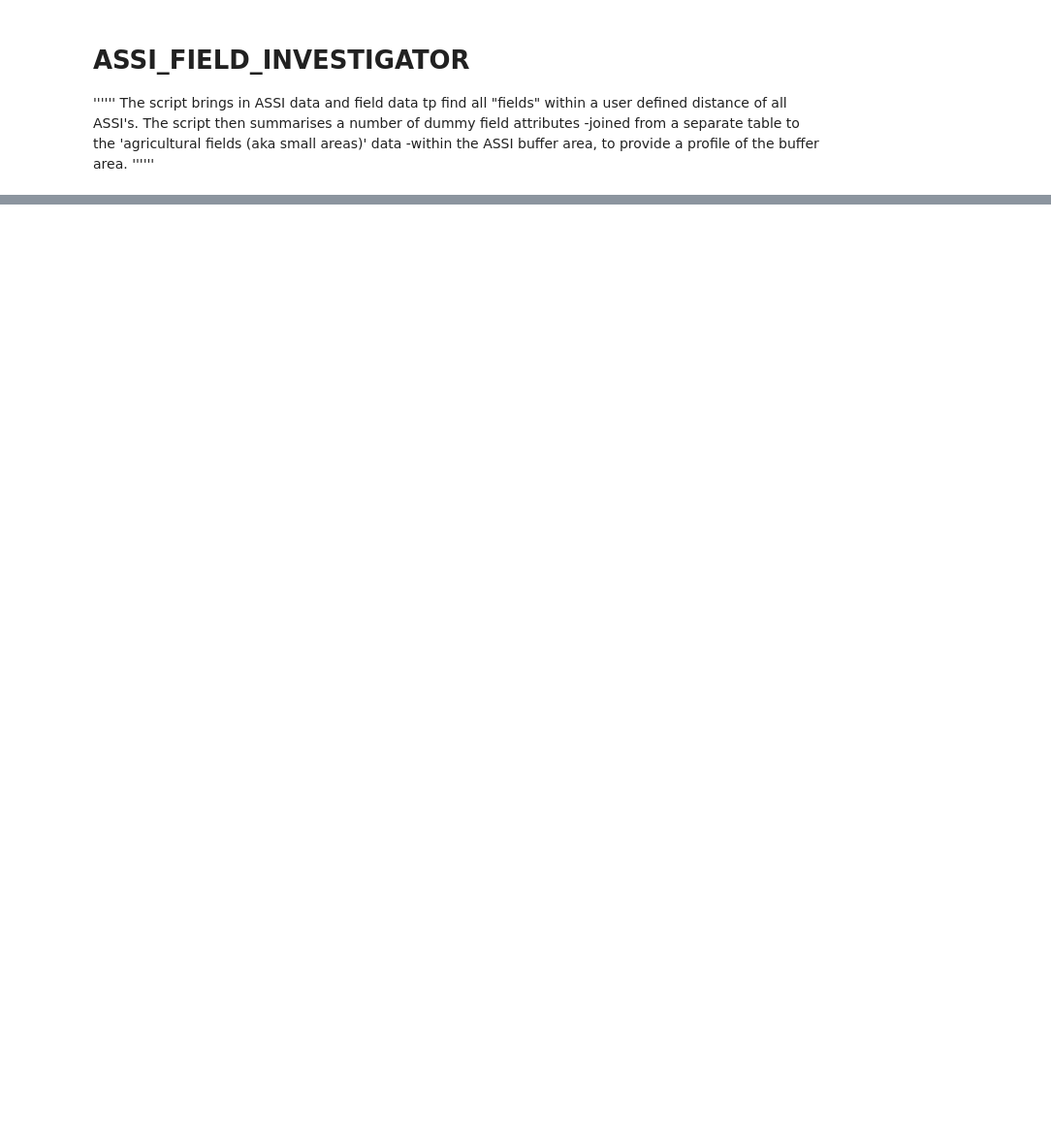
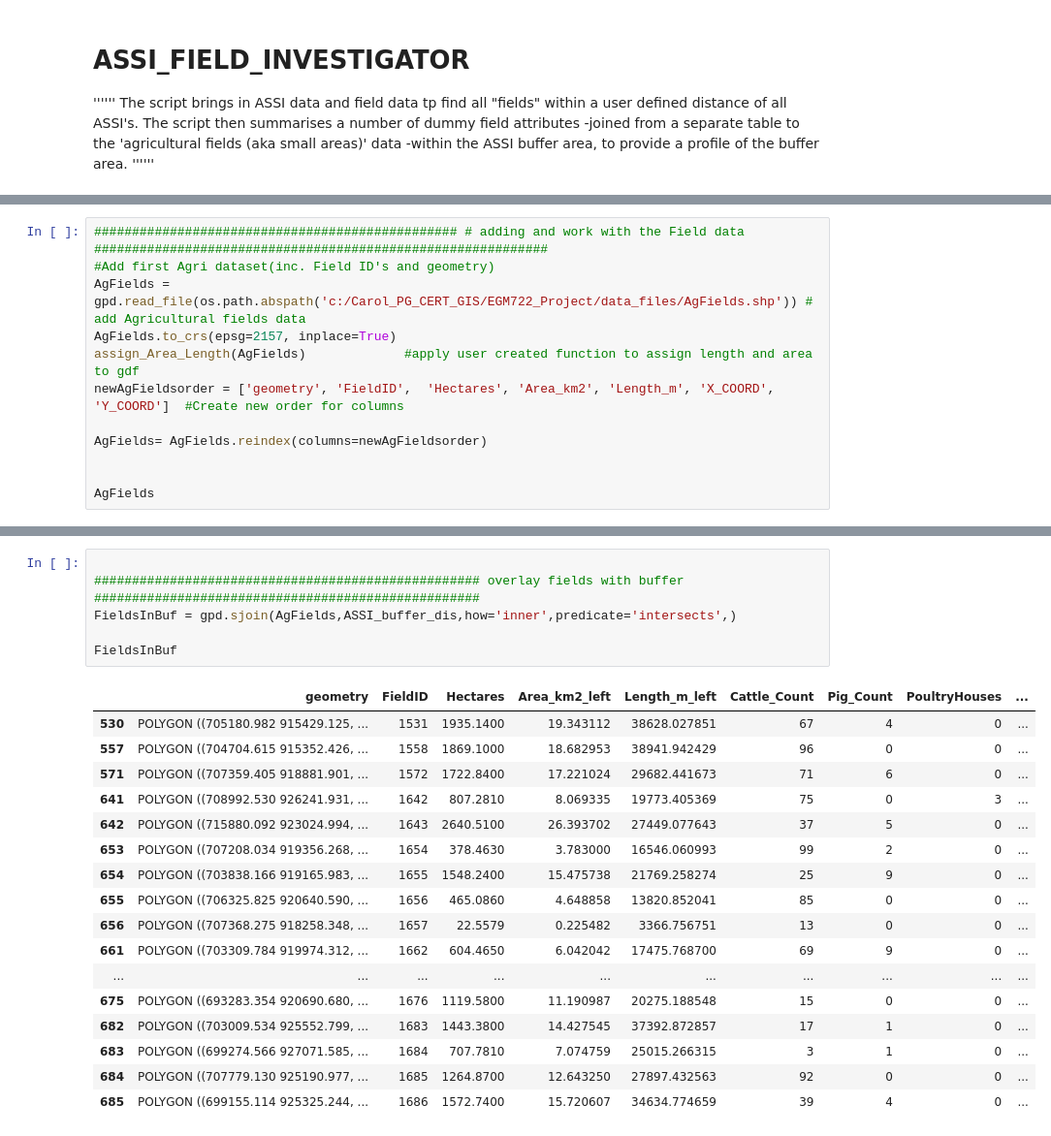
Before and after one commit to carolmcquillan/EGM722_Project, a Jupyter notebook: Field_Identifier.ipynb, the cells around one changed output, grey strips where cells are left out. Shown at 97% size. Drawn from its saved outputs; the diff is of its cells as text; blank space fills up the shorter version.

```diff
--- a/Field_Identifier.ipynb
+++ b/Field_Identifier.ipynb
@@ -317,0 +440,12 @@ with open(OutputName + "_Results.txt", "a") as f:
+# %%
+################################################ # adding and work with the Field data ############################################################
+#Add first Agri dataset(inc. Field ID's and geometry)
+AgFields = gpd.read_file(os.path.abspath('c:/Carol_PG_CERT_GIS/EGM722_Project/data_files/AgFields.shp')) # add Agricultural fields data
+AgFields.to_crs(epsg=2157, inplace=True)
+assign_Area_Length(AgFields)             #apply user created function to assign length and area to gdf
+newAgFieldsorder = ['geometry', 'FieldID',  'Hectares', 'Area_km2', 'Length_m', 'X_COORD', 'Y_COORD']  #Create new order for columns
+
+AgFields= AgFields.reindex(columns=newAgFieldsorder)
+
+
+AgFields
@@ -317,0 +512,24 @@ with open(OutputName + "_Results.txt", "a") as f:
+# %%
+
+################################################### overlay fields with buffer ###################################################
+FieldsInBuf = gpd.sjoin(AgFields,ASSI_buffer_dis,how='inner',predicate='intersects',)
+
+FieldsInBuf
+# %% [output]
+|  | geometry | FieldID | Hectares | Area_km2_left | Length_m_left | Cattle_Count | Pig_Count | PoultryHouses | ... |
+| 530 | POLYGON ((705180.982 915429.125, ... | 1531 | 1935.1400 | 19.343112 | 38628.027851 | 67 | 4 | 0 | ... |
+| 557 | POLYGON ((704704.615 915352.426, ... | 1558 | 1869.1000 | 18.682953 | 38941.942429 | 96 | 0 | 0 | ... |
+| 571 | POLYGON ((707359.405 918881.901, ... | 1572 | 1722.8400 | 17.221024 | 29682.441673 | 71 | 6 | 0 | ... |
+| 641 | POLYGON ((708992.530 926241.931, ... | 1642 | 807.2810 | 8.069335 | 19773.405369 | 75 | 0 | 3 | ... |
+| 642 | POLYGON ((715880.092 923024.994, ... | 1643 | 2640.5100 | 26.393702 | 27449.077643 | 37 | 5 | 0 | ... |
+| 653 | POLYGON ((707208.034 919356.268, ... | 1654 | 378.4630 | 3.783000 | 16546.060993 | 99 | 2 | 0 | ... |
+| 654 | POLYGON ((703838.166 919165.983, ... | 1655 | 1548.2400 | 15.475738 | 21769.258274 | 25 | 9 | 0 | ... |
+| 655 | POLYGON ((706325.825 920640.590, ... | 1656 | 465.0860 | 4.648858 | 13820.852041 | 85 | 0 | 0 | ... |
+| 656 | POLYGON ((707368.275 918258.348, ... | 1657 | 22.5579 | 0.225482 | 3366.756751 | 13 | 0 | 0 | ... |
+| 661 | POLYGON ((703309.784 919974.312, ... | 1662 | 604.4650 | 6.042042 | 17475.768700 | 69 | 9 | 0 | ... |
+| ... | ... | ... | ... | ... | ... | ... | ... | ... | ... |
+| 675 | POLYGON ((693283.354 920690.680, ... | 1676 | 1119.5800 | 11.190987 | 20275.188548 | 15 | 0 | 0 | ... |
+| 682 | POLYGON ((703009.534 925552.799, ... | 1683 | 1443.3800 | 14.427545 | 37392.872857 | 17 | 1 | 0 | ... |
+| 683 | POLYGON ((699274.566 927071.585, ... | 1684 | 707.7810 | 7.074759 | 25015.266315 | 3 | 1 | 0 | ... |
+| 684 | POLYGON ((707779.130 925190.977, ... | 1685 | 1264.8700 | 12.643250 | 27897.432563 | 92 | 0 | 0 | ... |
+| 685 | POLYGON ((699155.114 925325.244, ... | 1686 | 1572.7400 | 15.720607 | 34634.774659 | 39 | 4 | 0 | ... |
```
Also changed, not shown: parts of 12 cells of this notebook.
